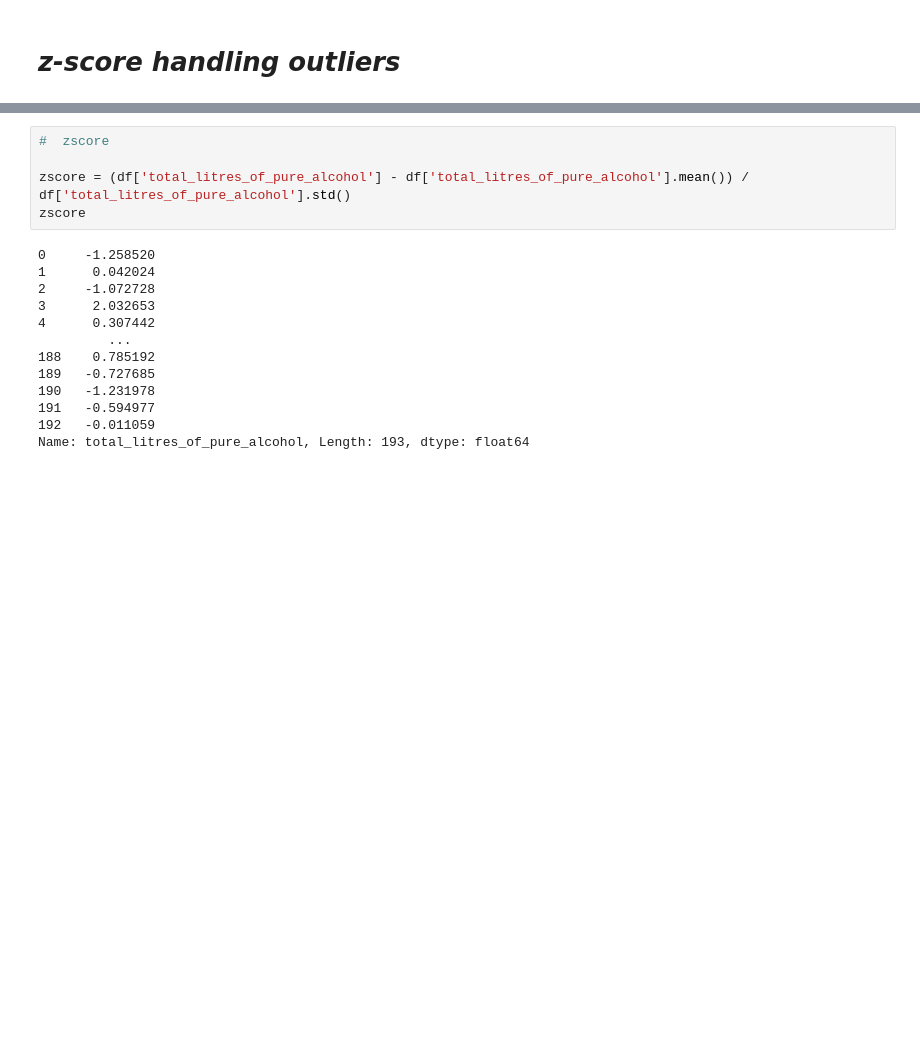
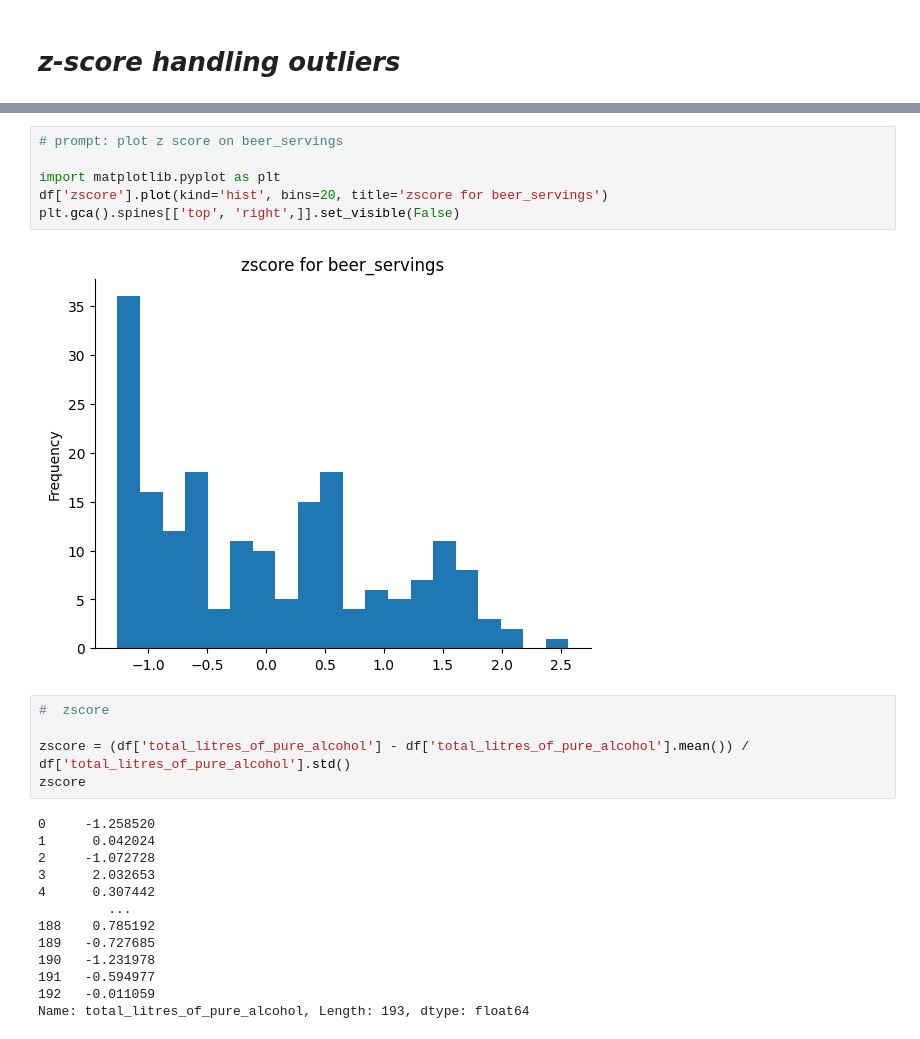
Before and after one commit to alenready/A1, a Jupyter notebook: Untitled21.ipynb, the cells around one changed output, grey strips where cells are left out. Cells and saved outputs as stored; diff of their text form; blank space fills up the shorter version.

```diff
--- a/Untitled21.ipynb
+++ b/Untitled21.ipynb
@@ -209,3 +303,11 @@ df.head()
+# %%
+# prompt: plot z score on beer_servings
+
+import matplotlib.pyplot as plt
+df['zscore'].plot(kind='hist', bins=20, title='zscore for beer_servings')
+plt.gca().spines[['top', 'right',]].set_visible(False)
+# %% [output]
+[figure, added]
 # %%
 #  zscore
 
```
Also changed, not shown: parts of 10 cells of this notebook.
